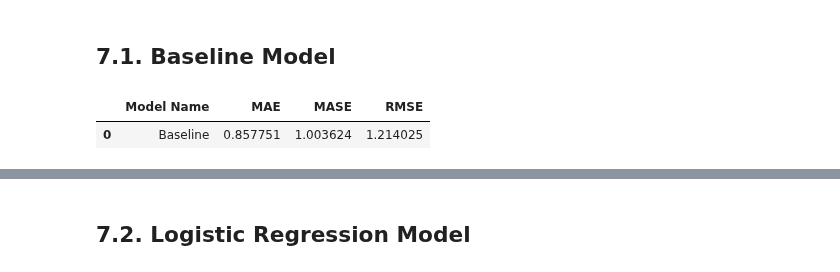
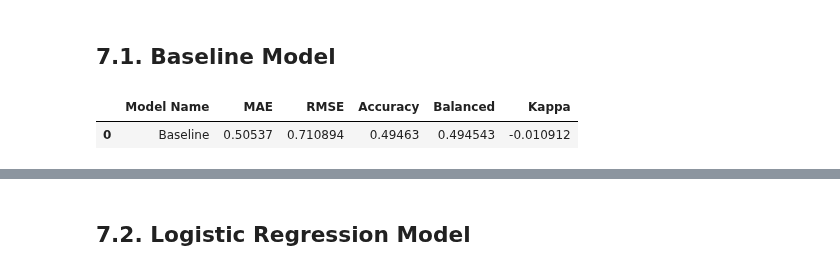
Before and after one commit to HenriqueCR1291/cardio_catch_diseases, a Jupyter notebook: m05_cardio_catch_diseases.ipynb, the cells around one changed output, grey strips where cells are left out. Cells and saved outputs as stored; diff of their text form; code cells hidden in the pictures.

```diff
--- a/m05_cardio_catch_diseases.ipynb
+++ b/m05_cardio_catch_diseases.ipynb
@@ -69,13 +72,20 @@ def mean_squared_error (y,yhat):
 
 def ml_error (model_name, y, yhat):
     mae = mean_absolute_error(y,yhat)
-    mase = mean_absolute_scaled_error(y,yhat)
+    #mase = mean_absolute_scaled_error(y,yhat)
     rmse = np.sqrt(mean_squared_error(y,yhat))
+    accuracy = accuracy_score(y,yhat)
+    balanced_acc = balanced_accuracy_score(y,yhat)
+    kappa = cohen_kappa_score(y,yhat)
 
     return pd.DataFrame({'Model Name': model_name,
                         'MAE': mae,
-                        'MASE': mase,
-                        'RMSE': rmse}, index=[0])
+                        #'MASE': mase,
+                        'RMSE': rmse,
+                        'Accuracy': accuracy,
+                        'Balanced': balanced_acc,
+                        'Kappa': kappa},
+                        index=[0])
 
 #calculate % people who had CVD
 def perc (x):
@@ -1427,15 +1437,15 @@ Columns not selected:  ['gender' 'height' 'weight' 'ap_lo' 'cholesterol' 'gluc'
 # %%
 #df without outlier
 response_list = y_test.drop_duplicates().sort_values().tolist()
 size = x_test.shape[0]
 weights = df6['cardio'].value_counts(normalize=True).sort_index().tolist()
 
 # prediction
 yhat_random = random.choices(response_list,k=size,weights=weights)
 
 #performance
-random_result = ml_error('Baseline', np.expm1(y_test), np.expm1(yhat_random))
+random_result = ml_error('Baseline', y_test, yhat_random)
 random_result
 # %% [output]
-|  | Model Name | MAE | MASE | RMSE |
-| 0 | Baseline | 0.857751 | 1.003624 | 1.214025 |
+|  | Model Name | MAE | RMSE | Accuracy | Balanced | Kappa |
+| 0 | Baseline | 0.50537 | 0.710894 | 0.49463 | 0.494543 | -0.010912 |
```
Also changed, not shown: parts of 11 cells of this notebook.
